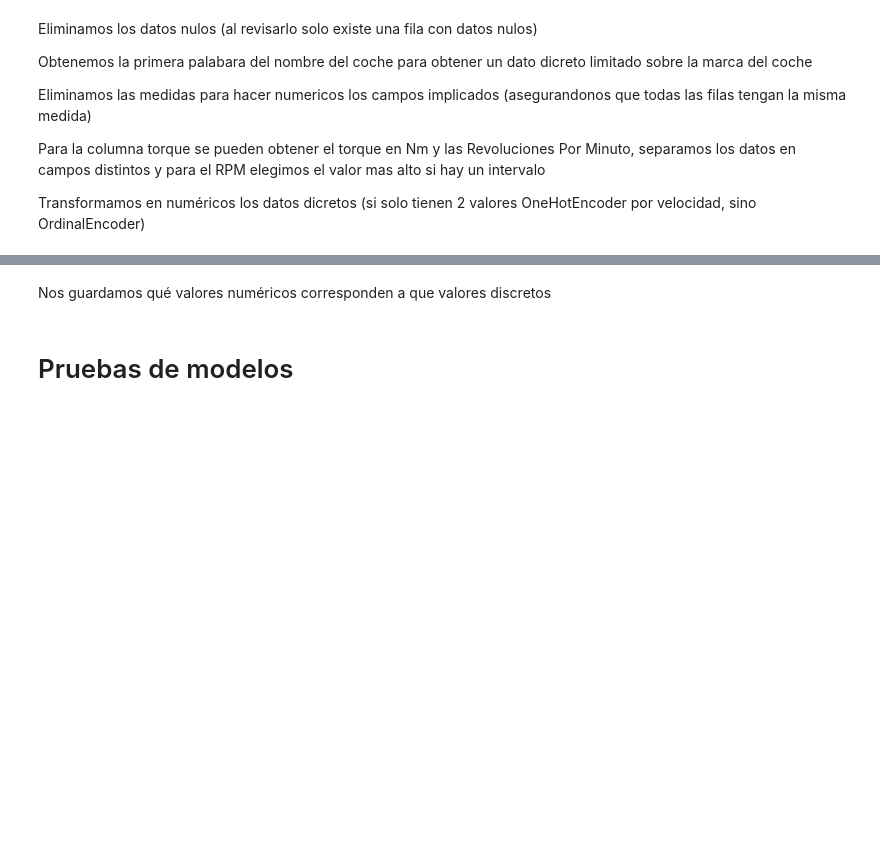
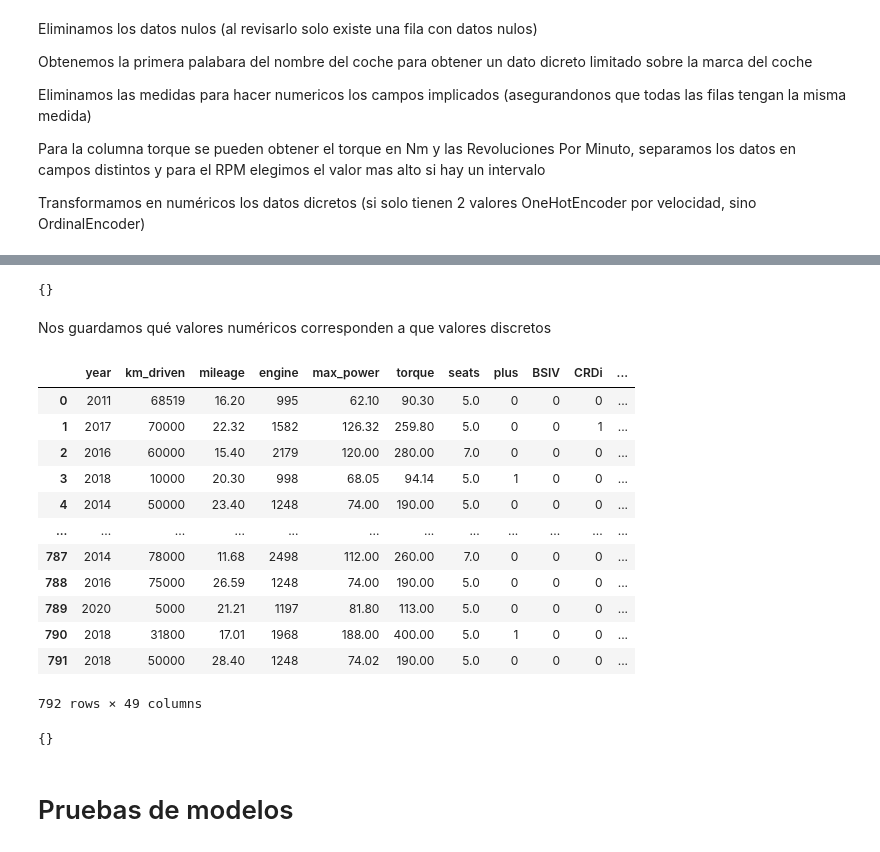
Before and after one commit to Sergio3d/CD-Core, a Jupyter notebook: tema3/practica_regresion_Primera Parte.ipynb, the cells around one changed output, grey strips where cells are left out. Cells and saved outputs as stored; diff of their text form; code cells hidden in the pictures; blank space fills up the shorter version.

```diff
--- a/tema3/practica_regresion_Primera Parte.ipynb
+++ b/tema3/practica_regresion_Primera Parte.ipynb
@@ -157,30 +157,40 @@ def applytorque(row):
     print(row)
     return re.findall(r"-?(\d+(\.?\d+))", str(row))[0][0]
 
-def onehot_encode():
-    columns_to_encode = ['fuel', 'seller_type', 'owner', 'marca', 'transmission']
+def onehot_encode(train_df, columns_to_encode):
+    # columns_to_encode = ['fuel', 'seller_type', 'owner', 'marca', 'transmission']
     for column in columns_to_encode:
         encoder = OneHotEncoder()
         encoded = encoder.fit_transform(train_df[[column]])
         encoded_df = pd.DataFrame(encoded.toarray(), columns=encoder.get_feature_names_out([column]))
         encoded_df = encoded_df.astype(int)
         train_df = pd.concat([train_df, encoded_df], axis=1)
+    return train_df
     # train_df[['engine','RPM','transmission', 'fuel_encode', 'seller_type_encode', 'owner_encode',	'marca_encode']] =train_df[['engine','RPM','transmission_encode', 'fuel_encode', 'seller_type_encode', 'owner_encode',	'marca_encode']].astype(int)
 
-def ordinal_encode(train_df, columns_to_encode):
-    encoder = OrdinalEncoder()
+def ordinal_encode(train_df, columns_to_encode, encode):
+    if encode == None:
+            encoder = OrdinalEncoder()
     for column in columns_to_encode:
+        if encode != None:
+            cat = encode.get(column)
+            encoder = OrdinalEncoder(categories=[cat])
         train_df[column+'_encode'] = encoder.fit_transform(train_df[[column]])
         train_df[column+'_encode'] = train_df[column+'_encode'].astype(int)
     return train_df
     # train_df[['engine','RPM','transmission', 'fuel_encode', 'seller_type_encode', 'owner_encode',	'marca_encode']] =train_df[['engine','RPM','transmission_encode', 'fuel_encode', 'seller_type_encode', 'owner_encode',	'marca_encode']].astype(int)
 
 
-def preproceso(train_df):
+def preproceso(train_df, encode):
     # Eliminamos los datos nulos (al revisarlo solo existe una fila con datos nulos)
     train_df = train_df.dropna().reset_index(drop=True)
-    # Obtenemos la primera palabara del nombre del coche para obtener un dato dicreto limitado sobre la marca del coche
+    # Obtenemos la primera palabra del nombre del coche para obtener un dato dicreto limitado sobre la marca del coche
     train_df['marca'] = train_df['name'].str.split().str[0]
+    train_df['plus'] = train_df['name'].apply(lambda x: 1 if 'Plus' in x.split() else 0)
+    train_df['BSIV'] = train_df['name'].apply(lambda x: 1 if 'BSIV' in x.split() else 0)
+    train_df['CRDi'] = train_df['name'].apply(lambda x: 1 if 'CRDi' in x.split() else 0)
+    train_df['model_number'] = train_df.name.str.extract(r"([0-9]\.[0-9])").fillna(0).astype(float)
+
     # Eliminamos las medidas para hacer numericos los campos implicados (asegurandonos que todas las filas tengan la misma medida)
     train_df['engine'] = train_df['engine'].str.split().str[0]
     train_df['max_power'] = train_df['max_power'].str.split().str[0]
@@ -189,15 +199,21 @@ def preproceso(train_df):
     regex = train_df.torque.str.findall(r"-?(\d+(\.?\d+))")
     train_df['torque'] = [i[0][0] for i in regex]
     train_df['RPM'] = [i[-1][0] for i in regex]
-    columns_to_encode = ['fuel', 'seller_type', 'owner', 'marca', 'transmission']
-    train_df = ordinal_encode(train_df, columns_to_encode)
+    columns_to_encode = ['fuel', 'seller_type','marca', 'owner', 'transmission']
+    # train_df = ordinal_encode(train_df, ['marca'], encode)
+    train_df = onehot_encode(train_df, columns_to_encode)
     # Transformamos en numéricos los datos dicretos (si solo tienen 2 valores OneHotEncoder por velocidad, sino OrdinalEncoder)
+    encode = {}
+    # for column in columns_to_encode:
+    #     print(train_df[column].drop_duplicates())
+    #     encode[column] = train_df[[column,column+'_encode']].drop_duplicates().sort_values(column+'_encode')[column].to_list()
+    # columns_to_encode.append('marca')
     columns_to_encode.append('name')
     columns_to_encode.append('id')
     train_df.drop(columns_to_encode,axis=1, inplace=True)
     train_df[['mileage','max_power','torque']] = train_df[['mileage','max_power','torque']].astype(float)
     # train_df = train_df.drop(columns='transmission')
-    return train_df
+    return train_df, encode
 # %% [markdown]
 Eliminamos los datos nulos (al revisarlo solo existe una fila con datos nulos)
 
@@ -230,0 +247,4 @@ train_df
+# %%
+encode
+# %% [output]
+{}
@@ -231,7 +281,27 @@ train_df
 # %% [markdown]
 Nos guardamos qué valores numéricos corresponden a que valores discretos
 # %%
-test_df = preproceso(test_df)
+test_df, encode_test = preproceso(test_df,encode)
+# %%
+test_df
+# %% [output]
+|  | year | km_driven | mileage | engine | max_power | torque | seats | plus | BSIV | CRDi | ... |
+| 0 | 2011 | 68519 | 16.20 | 995 | 62.10 | 90.30 | 5.0 | 0 | 0 | 0 | ... |
+| 1 | 2017 | 70000 | 22.32 | 1582 | 126.32 | 259.80 | 5.0 | 0 | 0 | 1 | ... |
+| 2 | 2016 | 60000 | 15.40 | 2179 | 120.00 | 280.00 | 7.0 | 0 | 0 | 0 | ... |
+| 3 | 2018 | 10000 | 20.30 | 998 | 68.05 | 94.14 | 5.0 | 1 | 0 | 0 | ... |
+| 4 | 2014 | 50000 | 23.40 | 1248 | 74.00 | 190.00 | 5.0 | 0 | 0 | 0 | ... |
+| ... | ... | ... | ... | ... | ... | ... | ... | ... | ... | ... | ... |
+| 787 | 2014 | 78000 | 11.68 | 2498 | 112.00 | 260.00 | 7.0 | 0 | 0 | 0 | ... |
+| 788 | 2016 | 75000 | 26.59 | 1248 | 74.00 | 190.00 | 5.0 | 0 | 0 | 0 | ... |
+| 789 | 2020 | 5000 | 21.21 | 1197 | 81.80 | 113.00 | 5.0 | 0 | 0 | 0 | ... |
+| 790 | 2018 | 31800 | 17.01 | 1968 | 188.00 | 400.00 | 5.0 | 1 | 0 | 0 | ... |
+| 791 | 2018 | 50000 | 28.40 | 1248 | 74.02 | 190.00 | 5.0 | 0 | 0 | 0 | ... |
+792 rows × 49 columns
+# %%
+encode_test
+# %% [output]
+{}
 # %% [markdown]
 # Pruebas de modelos
 # %%
```
Also changed, not shown: parts of 7 cells of this notebook.
